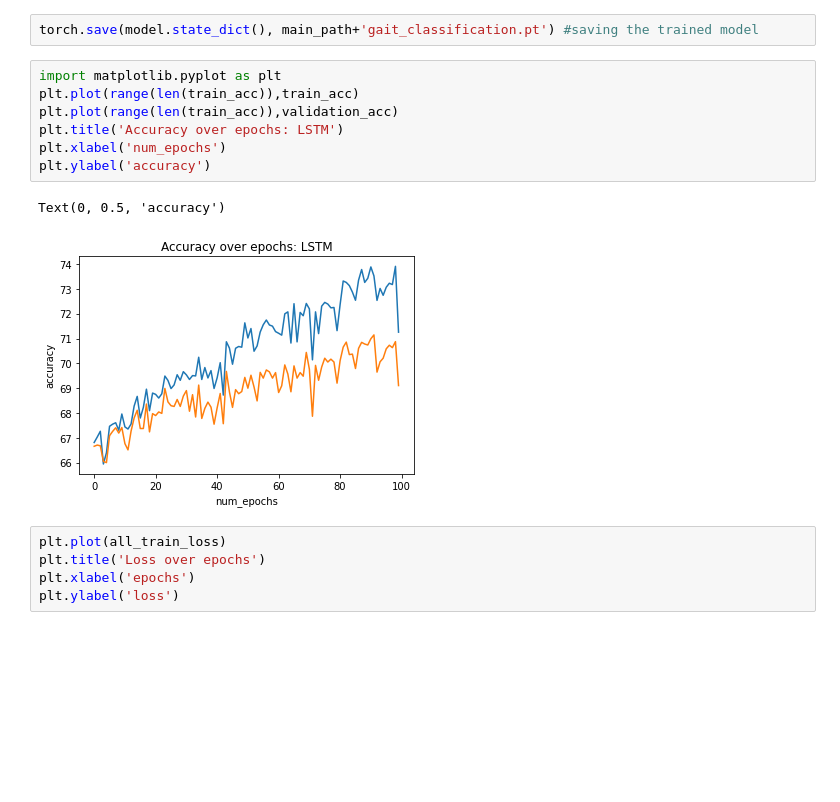
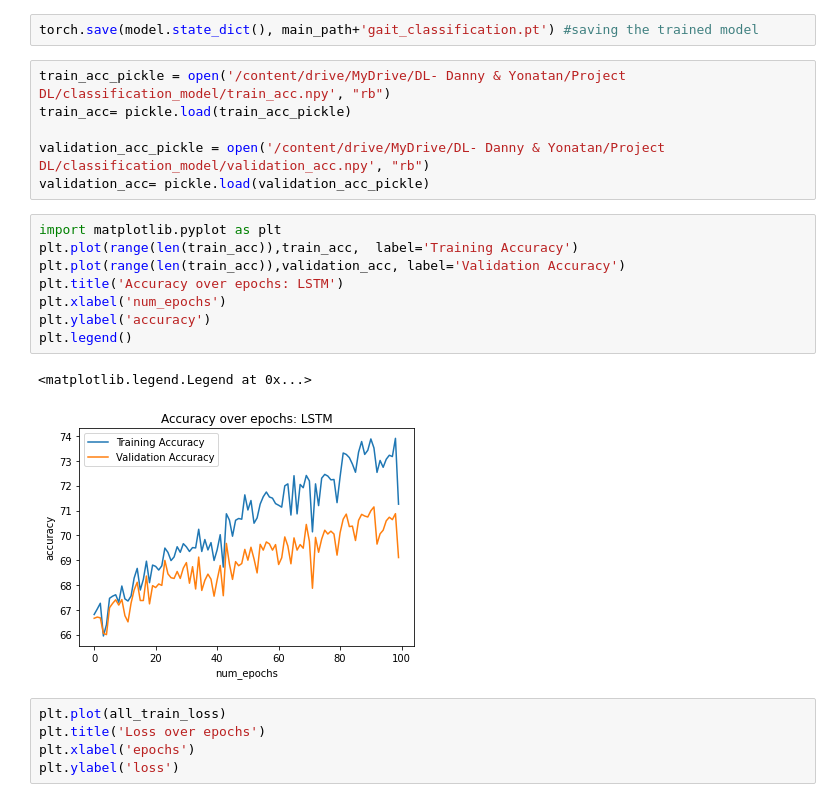
Before and after one commit to yonbrand/Gait-Recognition, a Jupyter notebook: gait_identification.ipynb, the cells around one changed output. Drawn from its saved outputs; the diff is of its cells as text; blank space fills up the shorter version.

```diff
--- a/gait_identification.ipynb
+++ b/gait_identification.ipynb
@@ -531,16 +531,23 @@ epoch 98,  train loss : 0.516,
 epoch 99,  train loss : 0.515,
 # %%
 torch.save(model.state_dict(), main_path+'gait_classification.pt') #saving the trained model
+# %%
+train_acc_pickle = open('/content/drive/MyDrive/DL- Danny & Yonatan/Project DL/classification_model/train_acc.npy', "rb")
+train_acc= pickle.load(train_acc_pickle)
+
+validation_acc_pickle = open('/content/drive/MyDrive/DL- Danny & Yonatan/Project DL/classification_model/validation_acc.npy', "rb")
+validation_acc= pickle.load(validation_acc_pickle)
 # %%
 import matplotlib.pyplot as plt
-plt.plot(range(len(train_acc)),train_acc)
-plt.plot(range(len(train_acc)),validation_acc)
+plt.plot(range(len(train_acc)),train_acc,  label='Training Accuracy')
+plt.plot(range(len(train_acc)),validation_acc, label='Validation Accuracy')
 plt.title('Accuracy over epochs: LSTM')
 plt.xlabel('num_epochs')
 plt.ylabel('accuracy')
+plt.legend()
 # %% [output]
-Text(0, 0.5, 'accuracy')
+<matplotlib.legend.Legend at 0x...>
-[figure, old version]
+[figure, new version]
 # %%
 plt.plot(all_train_loss)
 plt.title('Loss over epochs')
```
